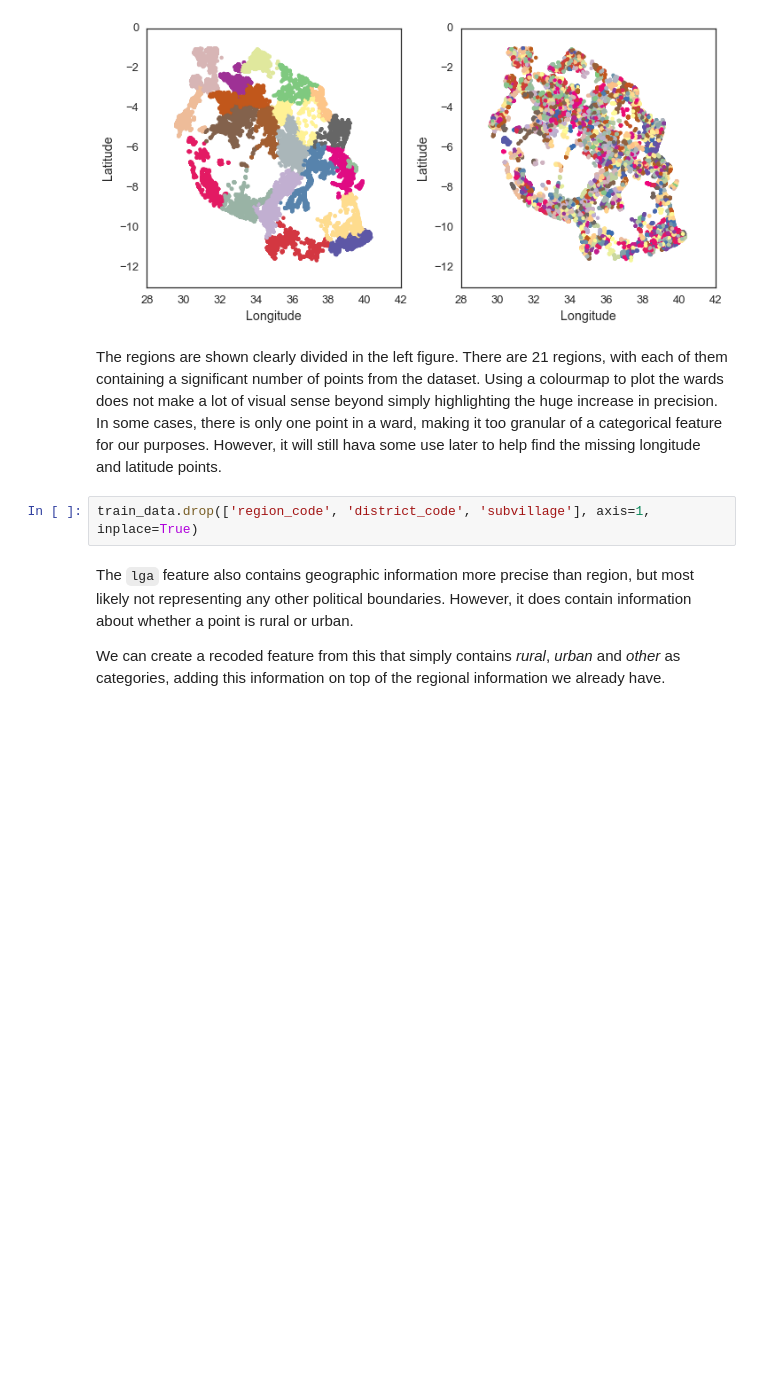
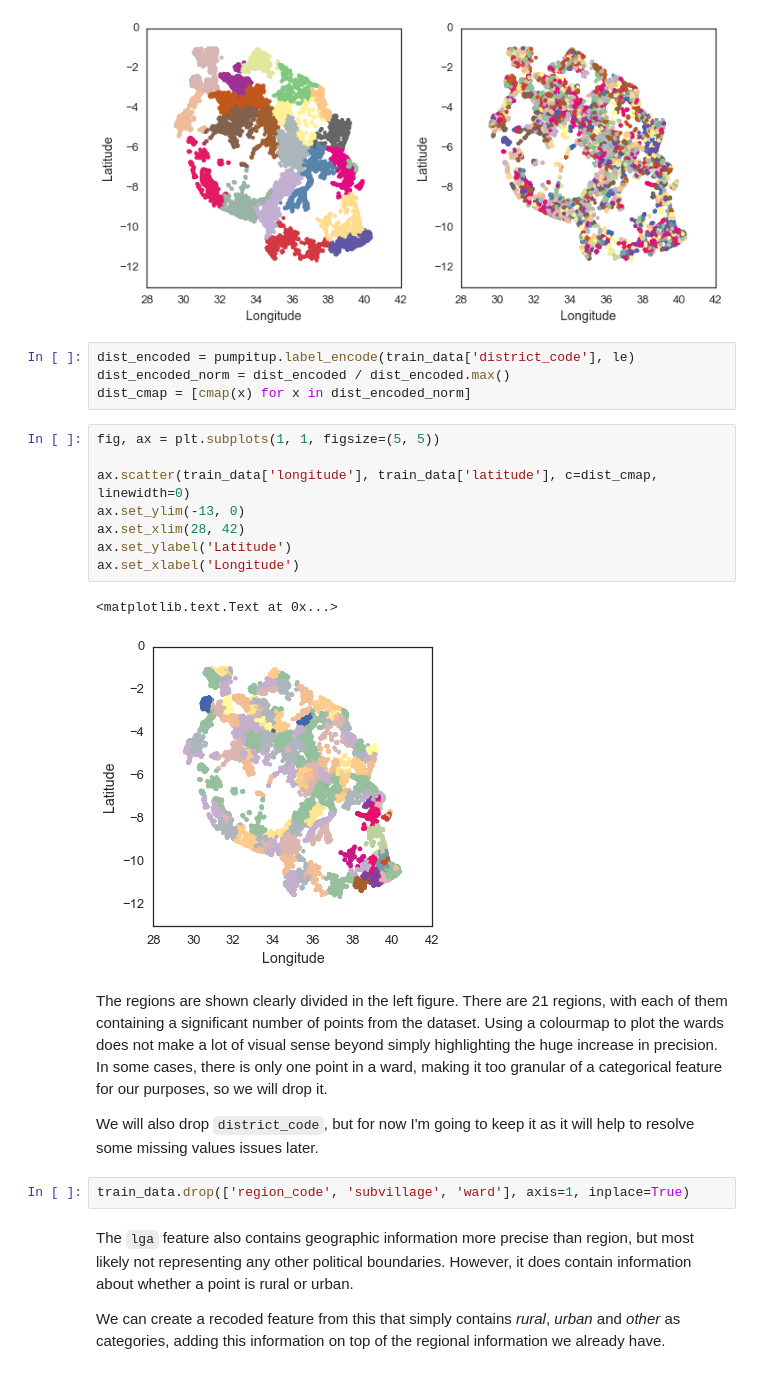
Before and after one commit to georgerichardson/pumpit, a Jupyter notebook: predictions.ipynb, the cells around one changed output. Drawn from its saved outputs; the diff is of its cells as text; blank space fills up the shorter version.

```diff
--- a/predictions.ipynb
+++ b/predictions.ipynb
@@ -339,10 +339,27 @@ ax[1].set_xlabel('Longitude')
 plt.tight_layout()
 # %% [output]
 [figure]
+# %%
+dist_encoded = pumpitup.label_encode(train_data['district_code'], le)
+dist_encoded_norm = dist_encoded / dist_encoded.max()
+dist_cmap = [cmap(x) for x in dist_encoded_norm]
+# %%
+fig, ax = plt.subplots(1, 1, figsize=(5, 5))
+
+ax.scatter(train_data['longitude'], train_data['latitude'], c=dist_cmap, linewidth=0)
+ax.set_ylim(-13, 0)
+ax.set_xlim(28, 42)
+ax.set_ylabel('Latitude')
+ax.set_xlabel('Longitude')
+# %% [output]
+<matplotlib.text.Text at 0x...>
+[figure, added]
 # %% [markdown]
-The regions are shown clearly divided in the left figure. There are 21 regions, with each of them containing a significant number of points from the dataset. Using a colourmap to plot the wards does not make a lot of visual sense beyond simply highlighting the huge increase in precision. In some cases, there is only one point in a ward, making it too granular of a categorical feature for our purposes. However, it will still hava some use later to help find the missing longitude and latitude points.
+The regions are shown clearly divided in the left figure. There are 21 regions, with each of them containing a significant number of points from the dataset. Using a colourmap to plot the wards does not make a lot of visual sense beyond simply highlighting the huge increase in precision. In some cases, there is only one point in a ward, making it too granular of a categorical feature for our purposes, so we will drop it.
+
+We will also drop `district_code`, but for now I'm going to keep it as it will help to resolve some missing values issues later.
 # %%
-train_data.drop(['region_code', 'district_code', 'subvillage'], axis=1, inplace=True)
+train_data.drop(['region_code', 'subvillage', 'ward'], axis=1, inplace=True)
 # %% [markdown]
 The `lga` feature also contains geographic information more precise than region, but most likely not representing any other political boundaries. However, it does contain information about whether a point is rural or urban.
 
```
Also changed, not shown: parts of 24 cells of this notebook, 1 other file.
